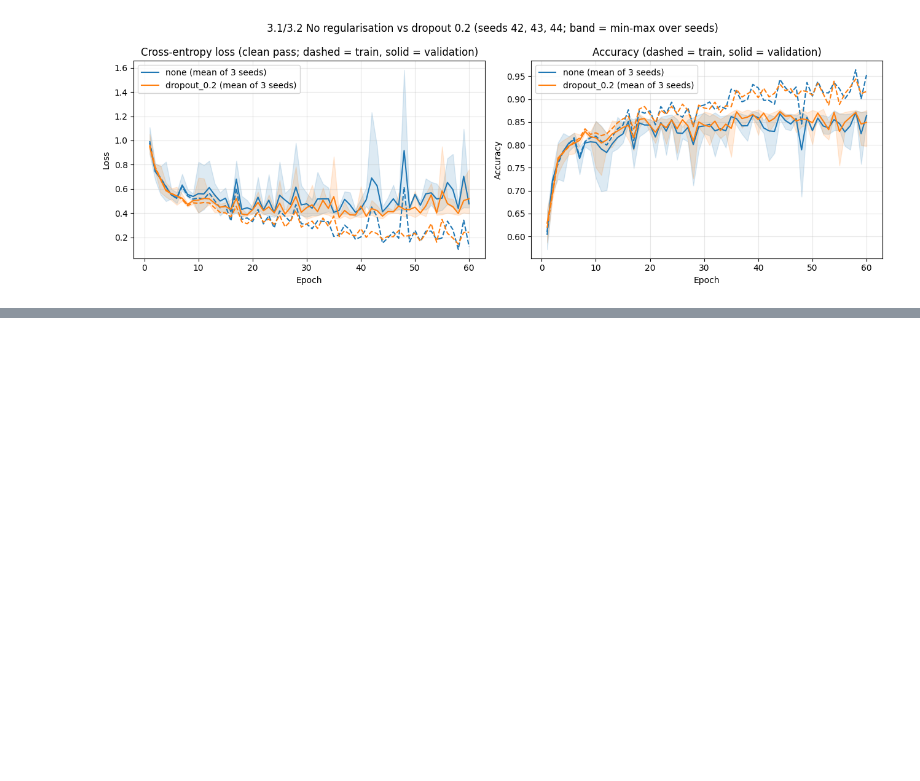
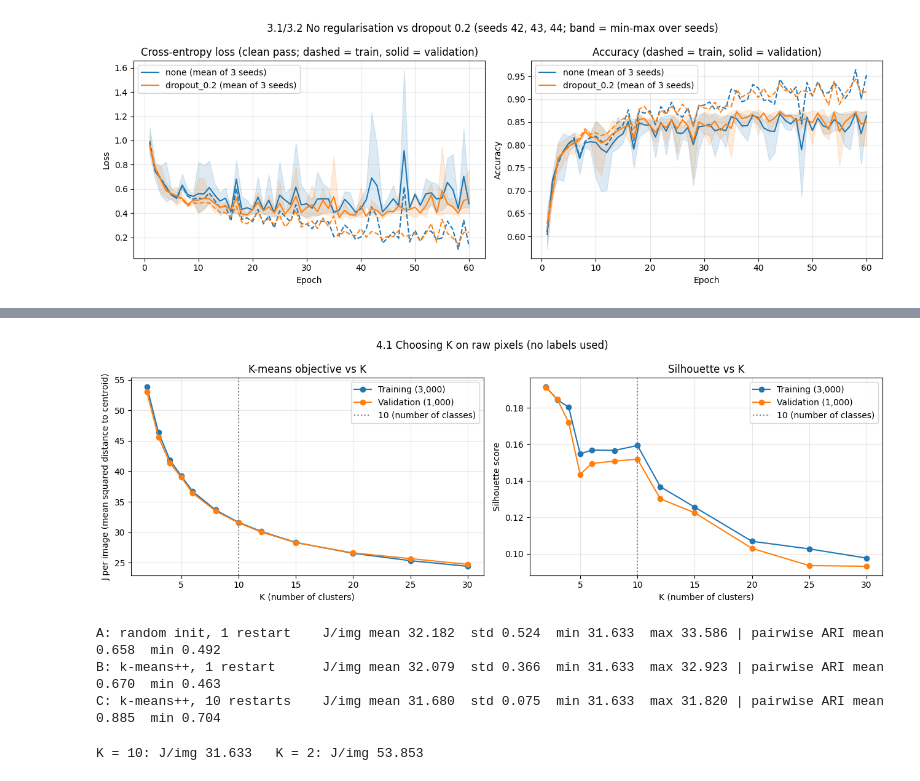
Before and after one commit to butthamza20/ECS708U-P-Fashion-MNIST-Coursework, a Jupyter notebook: ECS708U_P_Fashion_MNIST_Coursework.ipynb, the cells around one changed output, grey strips where cells are left out. Saved outputs shown, nothing was run; the diff lists cells and outputs as text; code cells hidden in the pictures; blank space fills up the shorter version.

```diff
--- a/ECS708U_P_Fashion_MNIST_Coursework.ipynb
+++ b/ECS708U_P_Fashion_MNIST_Coursework.ipynb
@@ -1800,3 +1805,18 @@ plt.tight_layout()
 plt.show()
 # %% [output]
 [figure]
+# %%
+def pixels(dataset, indices):
+    """Flatten images to rows of 784 raw pixel values in 0-1 (no other transformation)."""
+    return dataset.data[indices].reshape(-1, 784).numpy().astype(np.float64) / 255.0
+
+
+Xc_train = pixels(train_data, cluster_train_indices)   # 3,000 images: fit centroids
+Xc_val = pixels(train_data, cluster_val_indices)       # 1,000 images: choose K
+
+# Labels are kept separately and are NOT used until 4.2 (interpretation only)
+yc_train = train_data.targets[cluster_train_indices].numpy()
+yc_val = train_data.targets[cluster_val_indices].numpy()
+
+print("Clustering train:", Xc_train.shape, " validation:", Xc_val.shape)
+print("Pixel range:", Xc_train.min(), "to", Xc_train.max())
@@ -1802,0 +1867,59 @@ plt.show()
+# %%
+Ks = [r["K"] for r in km_results]
+
+fig, axes = plt.subplots(1, 2, figsize=(13, 4.5))
+
+axes[0].plot(Ks, [r["train_J"] for r in km_results], marker="o", label="Training (3,000)")
+axes[0].plot(Ks, [r["val_J"] for r in km_results], marker="o", label="Validation (1,000)")
+axes[0].set_ylabel("J per image (mean squared distance to centroid)")
+axes[0].set_title("K-means objective vs K")
+
+axes[1].plot(Ks, [r["train_sil"] for r in km_results], marker="o", label="Training (3,000)")
+axes[1].plot(Ks, [r["val_sil"] for r in km_results], marker="o", label="Validation (1,000)")
+axes[1].set_ylabel("Silhouette score")
+axes[1].set_title("Silhouette vs K")
+
+for ax in axes:
+    ax.axvline(10, linestyle=":", color="gray", label="10 (number of classes)")
+    ax.set_xlabel("K (number of clusters)")
+    ax.grid(alpha=0.3)
+    ax.legend()
+
+plt.suptitle("4.1 Choosing K on raw pixels (no labels used)")
+plt.tight_layout()
+plt.show()
+# %% [output]
+[figure, added]
+# %%
+K_CHOSEN = 10
+STAB_SEEDS = list(range(10))   # 10 different random starting points
+
+protocols = {
+    "A: random init, 1 restart":     dict(init="random",    n_init=1),
+    "B: k-means++, 1 restart":       dict(init="k-means++", n_init=1),
+    "C: k-means++, 10 restarts":     dict(init="k-means++", n_init=10),
+}
+
+stability = {}
+for pname, settings in protocols.items():
+    runs = [KMeans(n_clusters=K_CHOSEN, max_iter=300, tol=1e-4, algorithm="lloyd",
+                   random_state=s, **settings).fit(Xc_train) for s in STAB_SEEDS]
+
+    Js = np.array([r.inertia_ / len(Xc_train) for r in runs])
+    # Agreement between every pair of runs (45 pairs); no class labels involved
+    aris = [adjusted_rand_score(runs[i].labels_, runs[j].labels_)
+            for i in range(len(runs)) for j in range(i + 1, len(runs))]
+
+    stability[pname] = {"runs": runs, "J": Js, "ari": np.array(aris)}
+    print(f"{pname:<28} J/img mean {Js.mean():.3f}  std {Js.std(ddof=1):.3f}  "
+          f"min {Js.min():.3f}  max {Js.max():.3f} | pairwise ARI mean {np.mean(aris):.3f}  min {np.min(aris):.3f}")
+# %% [output]
+A: random init, 1 restart    J/img mean 32.182  std 0.524  min 31.633  max 33.586 | pairwise ARI mean 0.658  min 0.492
+B: k-means++, 1 restart      J/img mean 32.079  std 0.366  min 31.633  max 32.923 | pairwise ARI mean 0.670  min 0.463
+C: k-means++, 10 restarts    J/img mean 31.680  std 0.075  min 31.633  max 31.820 | pairwise ARI mean 0.885  min 0.704
+# %%
+km10 = KMeans(n_clusters=10, random_state=SEED, **KM_SETTINGS).fit(Xc_train)
+km2 = KMeans(n_clusters=2, random_state=SEED, **KM_SETTINGS).fit(Xc_train)
+print(f"K = 10: J/img {km10.inertia_ / len(Xc_train):.3f}   K = 2: J/img {km2.inertia_ / len(Xc_train):.3f}")
+# %% [output]
+K = 10: J/img 31.633   K = 2: J/img 53.853
```
Also changed, not shown: parts of 27 cells of this notebook.
